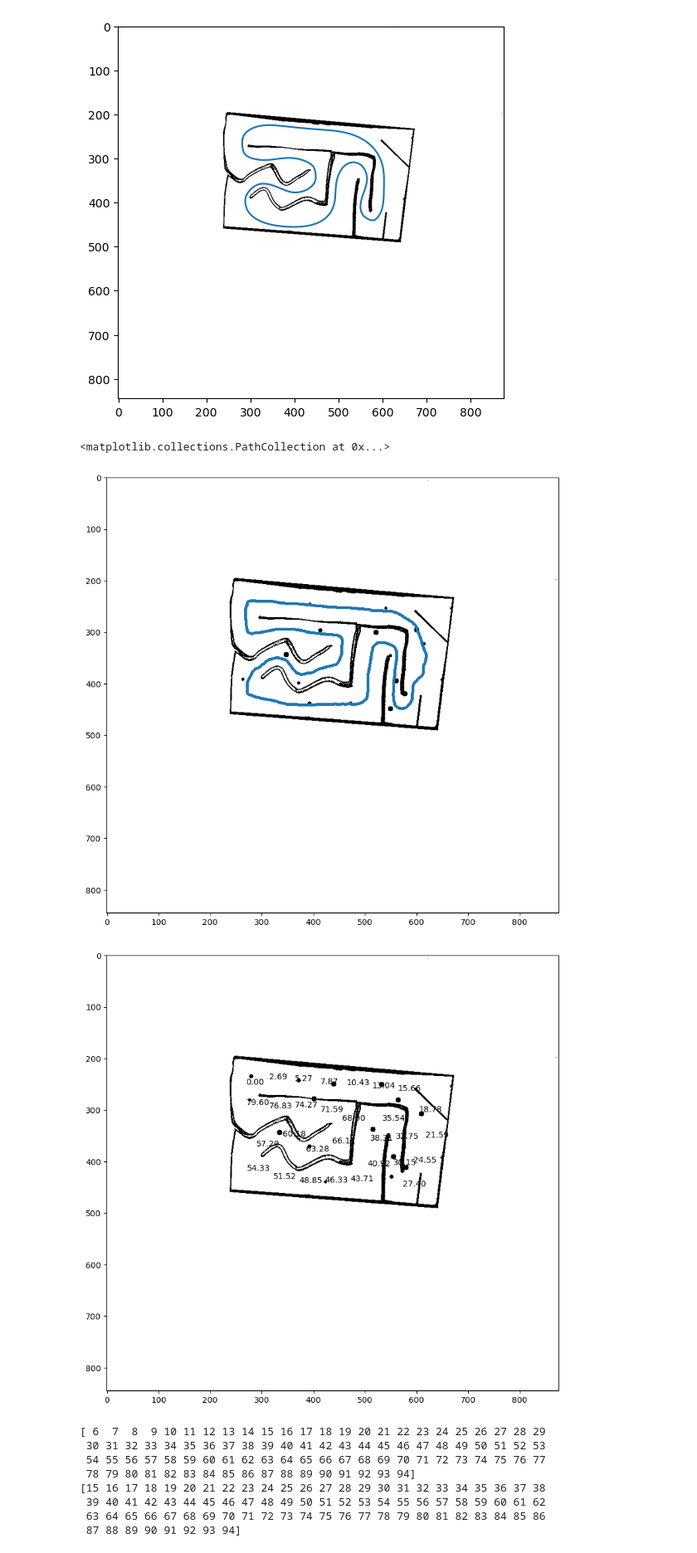
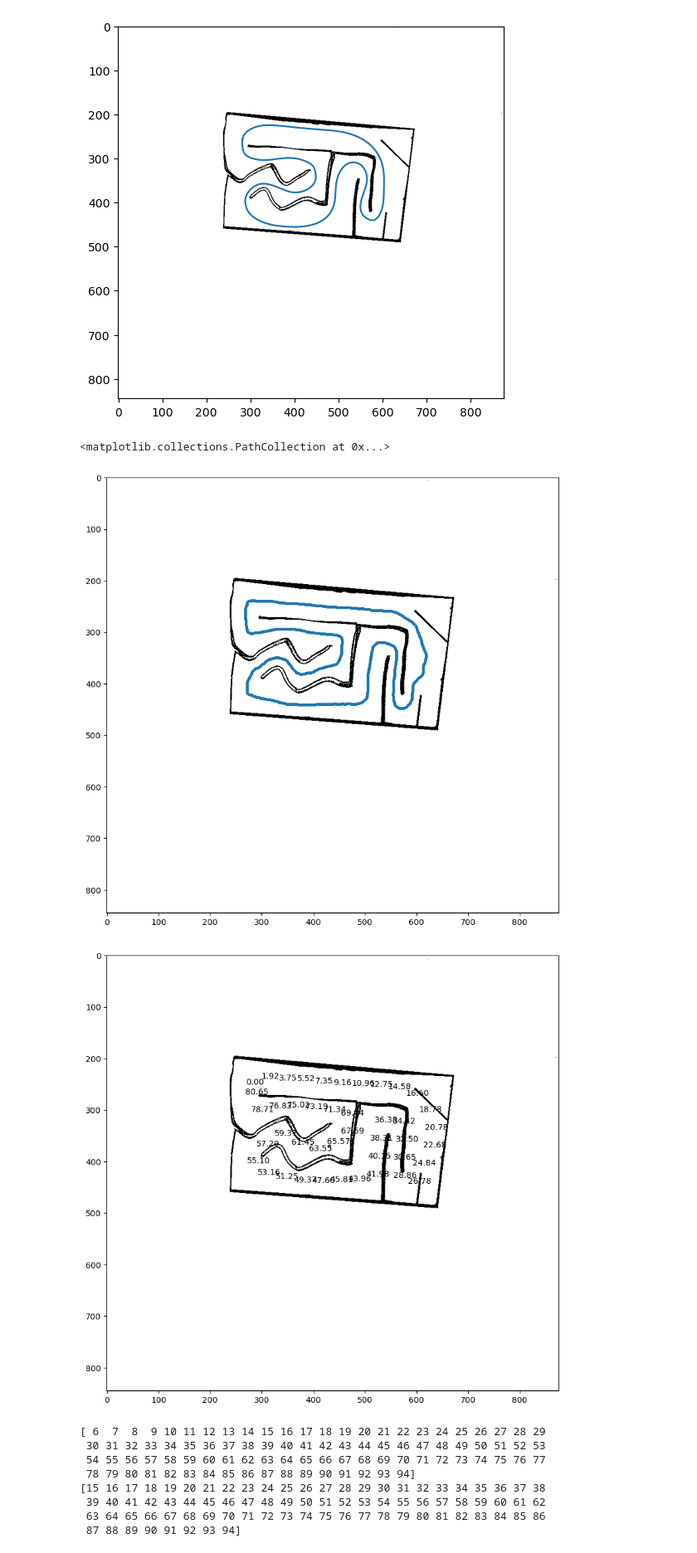
Before and after one commit to RDLigeralde/metacars, a Jupyter notebook: obstacle_maker.ipynb, the cells around one changed output. Shown at 83% size. Drawn from its saved outputs; the diff is of its cells as text; code cells hidden in the pictures.

```diff
--- a/obstacle_maker.ipynb
+++ b/obstacle_maker.ipynb
@@ -160,7 +160,7 @@ y = s * dx + c * dy
 scale = 0.05
 x = (x / scale)
 y = (y / scale)
-n = 15
+n = 0
 samples = np.zeros((2,n))
 # for i in range(n):
 track.occupancy_map = _spawn_obstacle(track, centerline, yaw_spline, n_obs=n)
@@ -187,25 +187,28 @@ plt.scatter(x, y, s=5)
 # plt.figure()xs
 # %% [output]
 <matplotlib.collections.PathCollection at 0x...>
-[figure, old version]
+[figure, new version]
 # %%
 # visualize the s-values of each point along the centerline
 # plt.figure(figsize=(10, 10))
 fig, ax = plt.subplots(figsize = (10,10))
 ax.imshow(track.occupancy_map, cmap='gray')
 # plt.scatter(samples[0], samples[1])
 s = []
 xc = centerline[:, 0]
 yc = centerline[:, 1]
 for i in range(len(x)):
     s.append(track.centerline.spline.calc_arclength_inaccurate(xc[i], yc[i])[0])
     # print(s[i])
-
+# visualizing bad rl pose:
+xp, yp = 1.518377661705017, 5.857672691345215
+xp, yp = to_img(xp, yp, origin)
+plt.scatter(xp, yp, s=10)
 # plt.scatter(x, y, s=0.01)
-for i in range(0, len(x), 50):
+for i in range(0, len(x), 35):
     ax.annotate('%.2f' % s[i], (x[i], y[i]))
 # %% [output]
-[figure, old version]
+[figure, new version]
 # %%
 # testing index exclusion
 idxs = np.arange(100)
```
Also changed, not shown: 3 other files.
